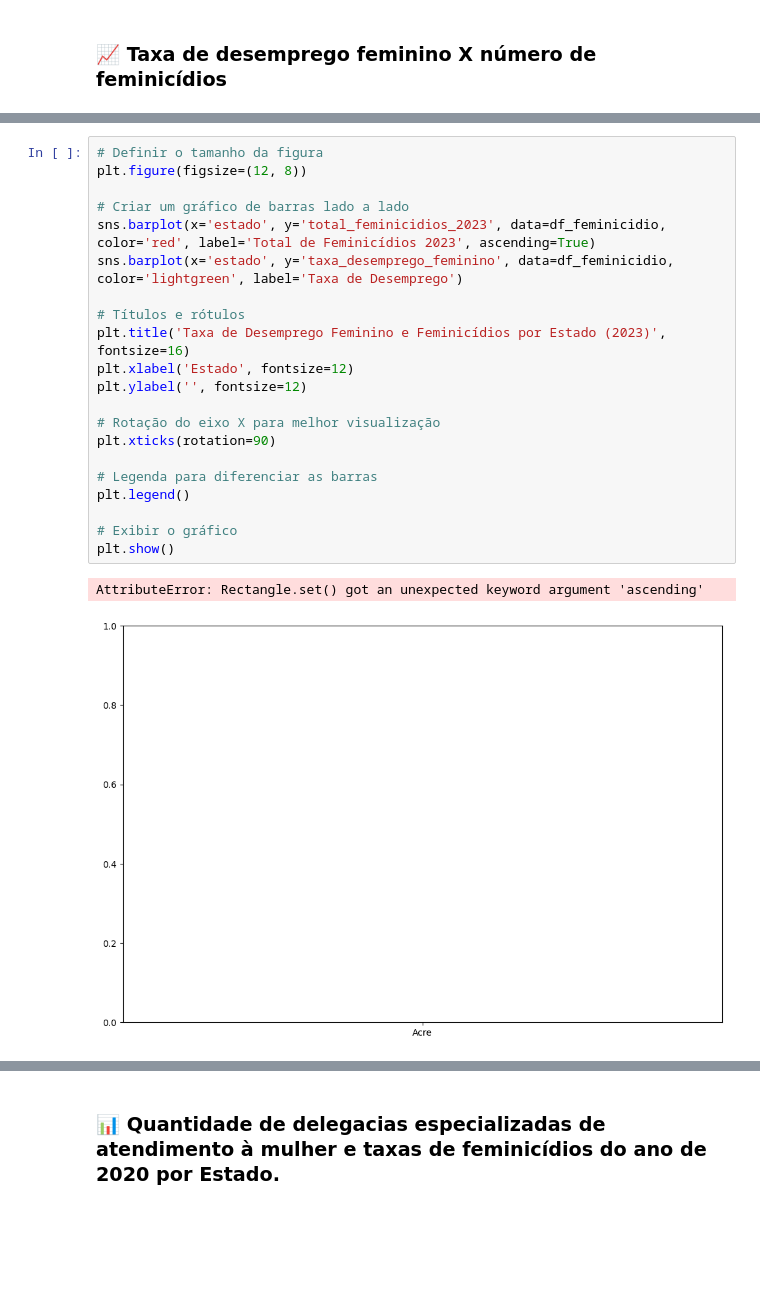
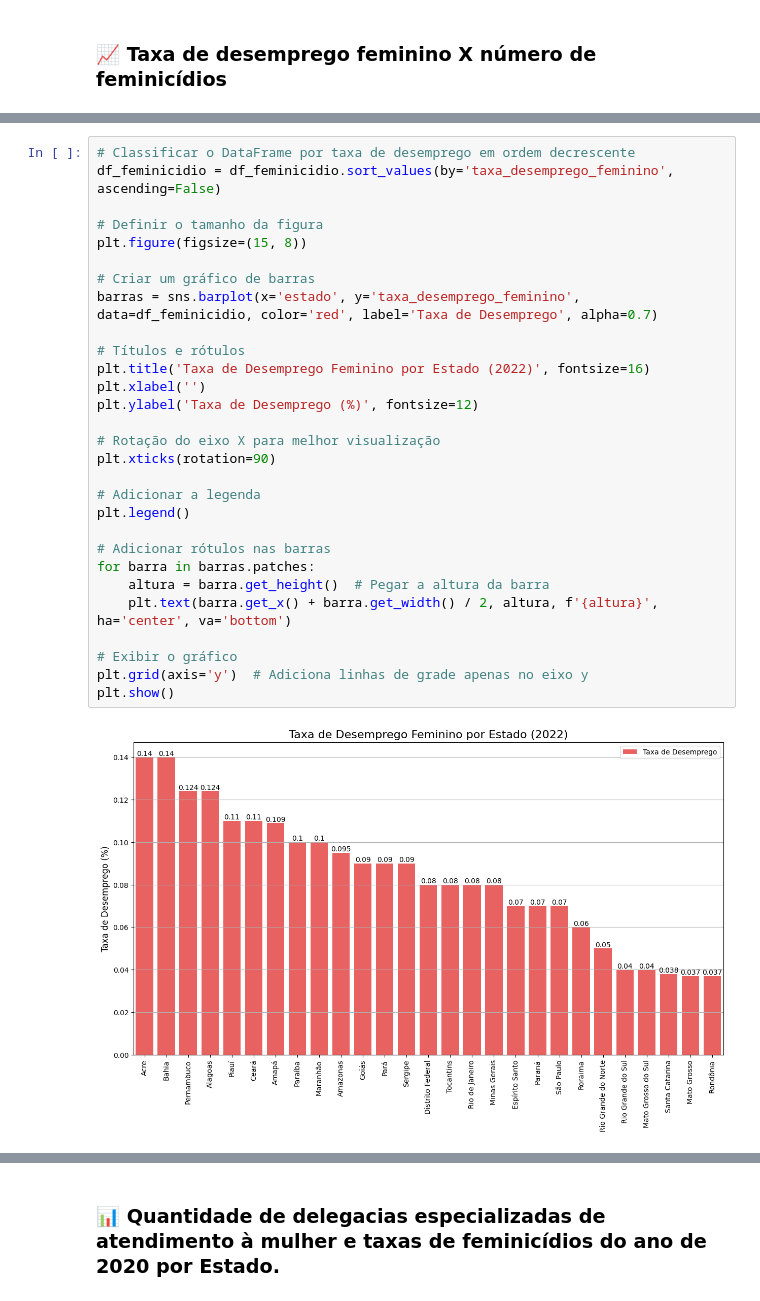
Before and after one commit to CarolyneS14/on33-python-s17-s18-projeto-final, a Jupyter notebook: on33_python_s18_Projeto_Final.ipynb, the cells around one changed output, grey strips where cells are left out. Cells and saved outputs as stored; diff of their text form; blank space fills up the shorter version.

```diff
--- a/on33_python_s18_Projeto_Final.ipynb
+++ b/on33_python_s18_Projeto_Final.ipynb
@@ -677,24 +708,31 @@ plt.show()
 # %%
+# Classificar o DataFrame por taxa de desemprego em ordem decrescente
+df_feminicidio = df_feminicidio.sort_values(by='taxa_desemprego_feminino', ascending=False)
+
 # Definir o tamanho da figura
-plt.figure(figsize=(12, 8))
+plt.figure(figsize=(15, 8))
 
-# Criar um gráfico de barras lado a lado
-sns.barplot(x='estado', y='total_feminicidios_2023', data=df_feminicidio, color='red', label='Total de Feminicídios 2023', ascending=True)
-sns.barplot(x='estado', y='taxa_desemprego_feminino', data=df_feminicidio, color='lightgreen', label='Taxa de Desemprego')
+# Criar um gráfico de barras
+barras = sns.barplot(x='estado', y='taxa_desemprego_feminino', data=df_feminicidio, color='red', label='Taxa de Desemprego', alpha=0.7)
 
 # Títulos e rótulos
-plt.title('Taxa de Desemprego Feminino e Feminicídios por Estado (2023)', fontsize=16)
-plt.xlabel('Estado', fontsize=12)
-plt.ylabel('', fontsize=12)
+plt.title('Taxa de Desemprego Feminino por Estado (2022)', fontsize=16)
+plt.xlabel('')
+plt.ylabel('Taxa de Desemprego (%)', fontsize=12)
 
 # Rotação do eixo X para melhor visualização
 plt.xticks(rotation=90)
 
-# Legenda para diferenciar as barras
+# Adicionar a legenda
 plt.legend()
 
+# Adicionar rótulos nas barras
+for barra in barras.patches:
+    altura = barra.get_height()  # Pegar a altura da barra
+    plt.text(barra.get_x() + barra.get_width() / 2, altura, f'{altura}', ha='center', va='bottom')
+
 # Exibir o gráfico
+plt.grid(axis='y')  # Adiciona linhas de grade apenas no eixo y
 plt.show()
 # %% [output]
-AttributeError: Rectangle.set() got an unexpected keyword argument 'ascending'
-[figure, old version]
+[figure, new version]
```
Also changed, not shown: parts of 3 cells of this notebook.
